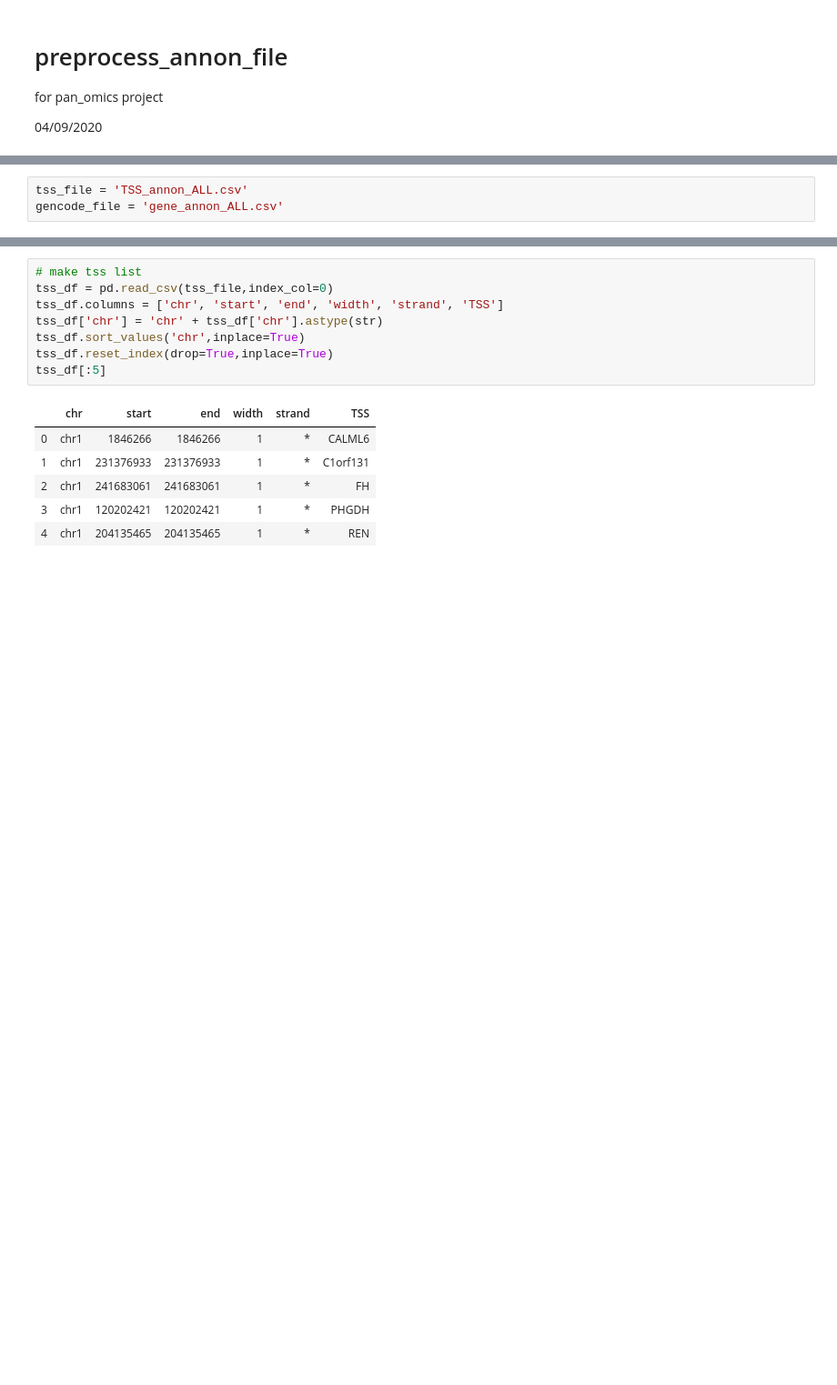
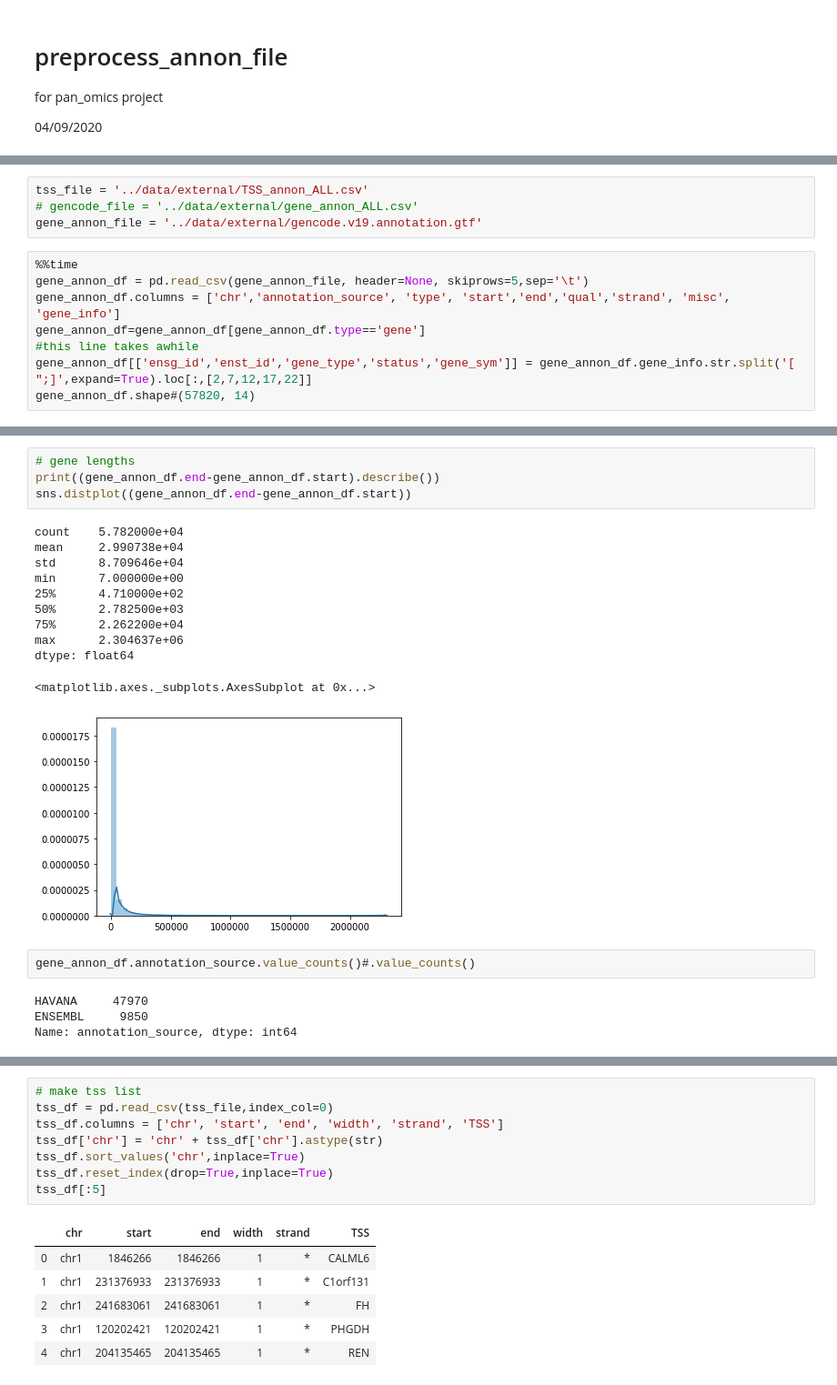
Before and after one commit to mguo123/pan_omics, a Jupyter notebook: notebooks/1_mg_preprocess_annon_file.ipynb, the cells around one changed output, grey strips where cells are left out. Shown at 91% size. Drawn from its saved outputs; the diff is of its cells as text; blank space fills up the shorter version.

Commit message:
first round figures

```diff
--- a/notebooks/1_mg_preprocess_annon_file.ipynb
+++ b/notebooks/1_mg_preprocess_annon_file.ipynb
@@ -11,3 +14,12 @@ import pybedtools
 # %%
-tss_file = 'TSS_annon_ALL.csv'
-gencode_file = 'gene_annon_ALL.csv'
+tss_file = '../data/external/TSS_annon_ALL.csv'
+# gencode_file = '../data/external/gene_annon_ALL.csv'
+gene_annon_file = '../data/external/gencode.v19.annotation.gtf'
+# %%
+%%time
+gene_annon_df = pd.read_csv(gene_annon_file, header=None, skiprows=5,sep='\t')
+gene_annon_df.columns = ['chr','annotation_source', 'type', 'start','end','qual','strand', 'misc', 'gene_info']
+gene_annon_df=gene_annon_df[gene_annon_df.type=='gene']
+#this line takes awhile
+gene_annon_df[['ensg_id','enst_id','gene_type','status','gene_sym']] = gene_annon_df.gene_info.str.split('[ ";]',expand=True).loc[:,[2,7,12,17,22]]
+gene_annon_df.shape#(57820, 14)
@@ -14,2 +75,24 @@ gencode_file = 'gene_annon_ALL.csv'
+# %%
+# gene lengths
+print((gene_annon_df.end-gene_annon_df.start).describe())
+sns.distplot((gene_annon_df.end-gene_annon_df.start))
+# %% [output]
+count    5.782000e+04
+mean     2.990738e+04
+std      8.709646e+04
+min      7.000000e+00
+25%      4.710000e+02
+50%      2.782500e+03
+75%      2.262200e+04
+max      2.304637e+06
+dtype: float64
+<matplotlib.axes._subplots.AxesSubplot at 0x...>
+[figure, added]
+# %%
+gene_annon_df.annotation_source.value_counts()#.value_counts()
+# %% [output]
+HAVANA     47970
+ENSEMBL     9850
+Name: annotation_source, dtype: int64
 # %%
 # make gencode list
```
Also changed, not shown: parts of 11 cells of this notebook, 26 other files.
